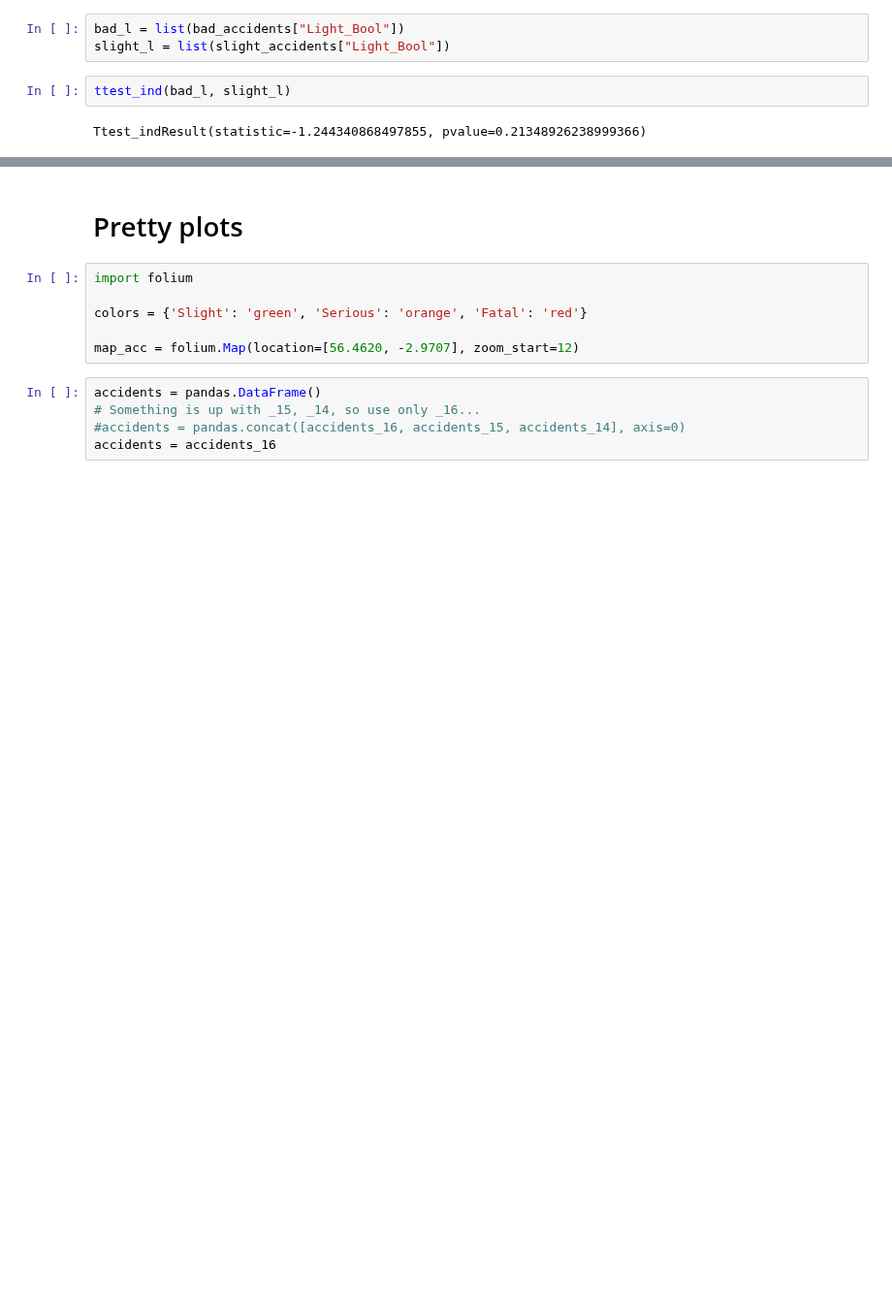
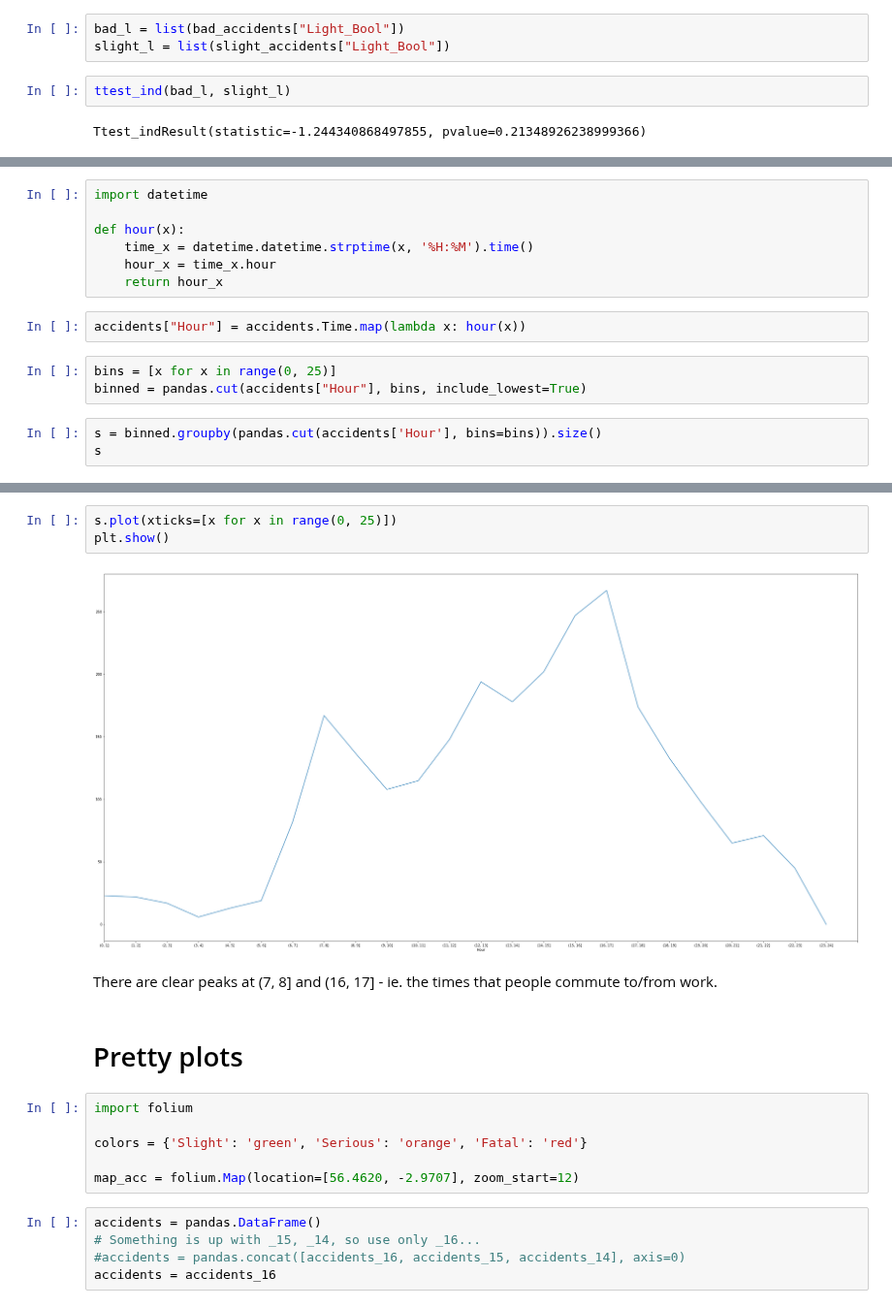
Before and after one commit to andmikey/data-jam-2018, a Jupyter notebook: notebooks/Accidents_Neat.ipynb, the cells around one changed output, grey strips where cells are left out. Shown at 97% size. Drawn from its saved outputs; the diff is of its cells as text; blank space fills up the shorter version.

Commit message:
Add times of day plot, notes

```diff
--- a/notebooks/Accidents_Neat.ipynb
+++ b/notebooks/Accidents_Neat.ipynb
@@ -155,0 +157,15 @@ Ttest_indResult(statistic=-1.244340868497855, pvalue=0.21348926238999366)
+# %%
+import datetime
+
+def hour(x):
+    time_x = datetime.datetime.strptime(x, '%H:%M').time()
+    hour_x = time_x.hour
+    return hour_x
+# %%
+accidents["Hour"] = accidents.Time.map(lambda x: hour(x))
+# %%
+bins = [x for x in range(0, 25)]
+binned = pandas.cut(accidents["Hour"], bins, include_lowest=True)
+# %%
+s = binned.groupby(pandas.cut(accidents['Hour'], bins=bins)).size()
+s
@@ -156,3 +190,10 @@ Ttest_indResult(statistic=-1.244340868497855, pvalue=0.21348926238999366)
+# %%
+s.plot(xticks=[x for x in range(0, 25)])
+plt.show()
+# %% [output]
+[figure, added]
+# %% [markdown]
+There are clear peaks at (7, 8] and (16, 17] - ie. the times that people commute to/from work.
 # %% [markdown]
 # Pretty plots
 # %%
```
Also changed, not shown: parts of 4 cells of this notebook.
